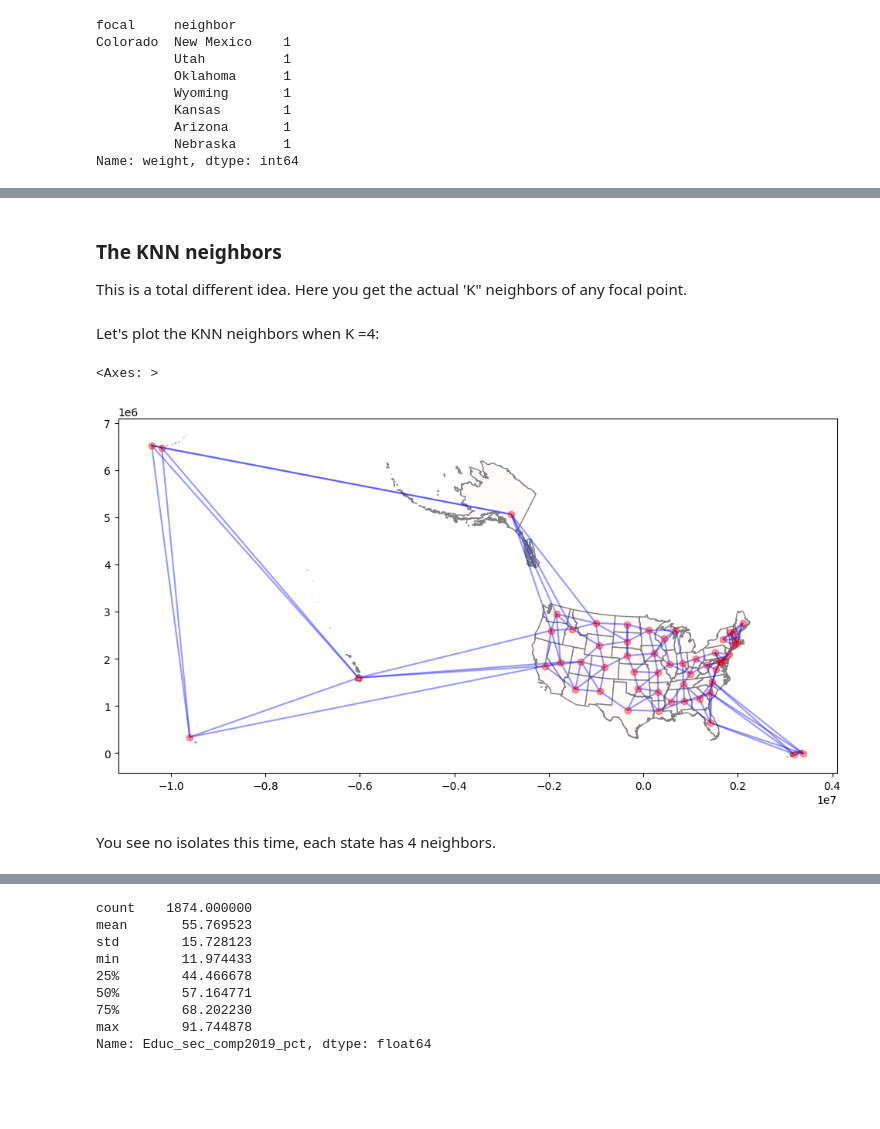
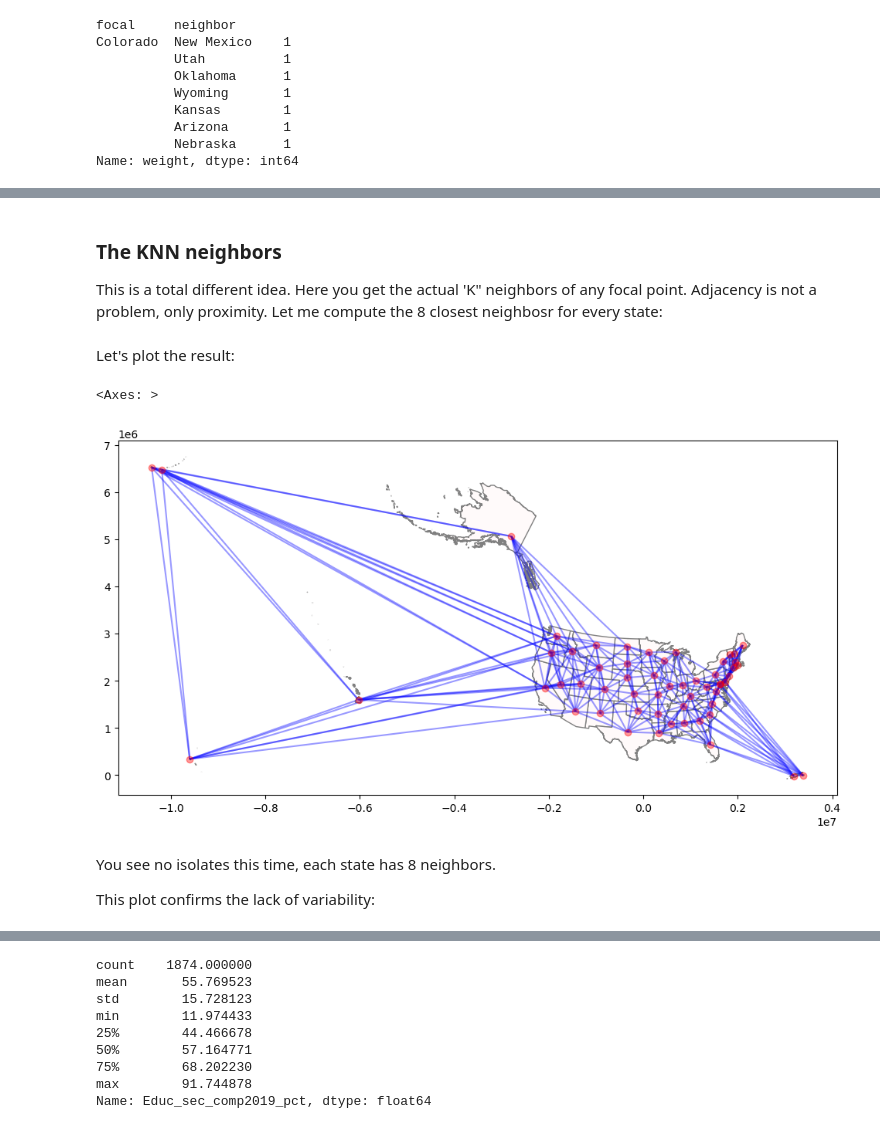
Before and after one commit to CienciaDeDatosEspacial/spatial_autoCorr, a Jupyter notebook: index.ipynb, the cells around one changed output, grey strips where cells are left out. Saved outputs shown, nothing was run; the diff lists cells and outputs as text; code cells hidden in the pictures; blank space fills up the shorter version.

```diff
--- a/index.ipynb
+++ b/index.ipynb
@@ -274,5 +339,6 @@ Arizona is a queen neighbor only. This difference is due to the Four Corners Mon
 # %% [markdown]
 ### The KNN neighbors
 
-This is a total different idea. Here you get the actual 'K" neighbors of any focal point.
+This is a total different idea. Here you get the actual 'K" neighbors of any focal point. Adjacency is not a problem, only proximity.
+Let me compute the 8 closest neighbosr for every state:
 # %%
@@ -282,18 +345,20 @@ us_states_knn4 = Graph.build_knn(us_states.representative_point(), k=4)
 # K= 8
 us_states_knn8 = Graph.build_knn(us_states.representative_point(), k=8)
 # %% [markdown]
-Let's plot the KNN neighbors when K =4:
+Let's plot the result:
 # %%
 base=us_states.plot(color='snow', edgecolor='grey',figsize=(12, 10))
 
-us_states_knn4.plot(
+us_states_knn8.plot(
     us_states,                    # ← Provides the spatial coordinates
     ax=base,                      # ← Same axis
     node_kws=dict(alpha=0.4,color='red'),     # ← Style for polygon centroids (nodes)
-    edge_kws=dict(alpha=0.4,color='blue')      # ← Style for connections (edges)
+    edge_kws=dict(alpha=0.4,color='blue')     # ← Style for connections (edges)
 )
 # %% [output]
 <Axes: >
-[figure, old version]
+[figure, new version]
 # %% [markdown]
-You see no isolates this time, each state has 4 neighbors.
+You see no isolates this time, each state has 8 neighbors.
+
+This plot confirms the lack of variability:
```
Also changed, not shown: parts of 44 cells of this notebook.
